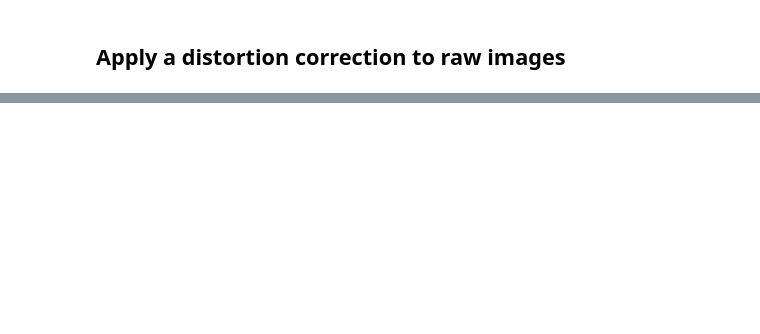
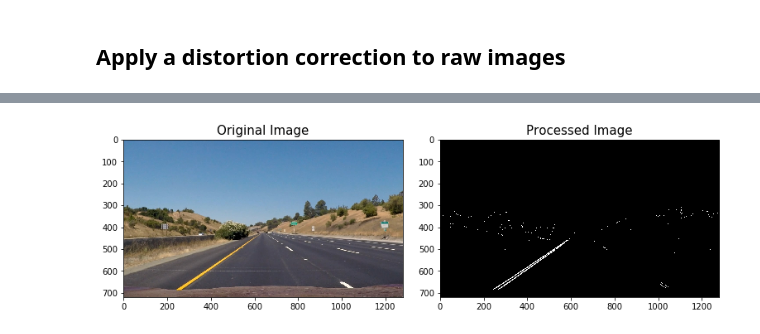
Before and after one commit to taikione/CarND-Advanced-Lane-Lines, a Jupyter notebook: AdvancedLaneLines.ipynb, the cells around one changed output, grey strips where cells are left out. Saved outputs shown, nothing was run; the diff lists cells and outputs as text; code cells hidden in the pictures; blank space fills up the shorter version.

```diff
--- a/AdvancedLaneLines.ipynb
+++ b/AdvancedLaneLines.ipynb
@@ -77,0 +118,19 @@ check_undistorted_function(image, objpoints, imgpoints)
+# %%
+def get_binary_image(image):
+    """
+    Create thresholded binary image using color and gradient
+    """
+    color_th_binary = get_color_threshold_binary_image(image)
+    mag_th_binary = get_magnitude_threshold_binary_image(image, sobel_kernel=9, thresh=(45, 255))
+    dic_th_binary = get_dicrection_threshold_binary_image(image)
+
+    binary_image = np.zeros_like(color_th_binary)
+    binary_image[(color_th_binary == 1) & (mag_th_binary == 1) & (dic_th_binary == 1)] = 1
+
+    return binary_image
+# %%
+image = mpimg.imread('test_images/straight_lines1.jpg')
+processed = get_binary_image(image)
+show_processed_images(image, processed)
+# %% [output]
+[figure, added]
```
Also changed, not shown: parts of 9 cells of this notebook.
